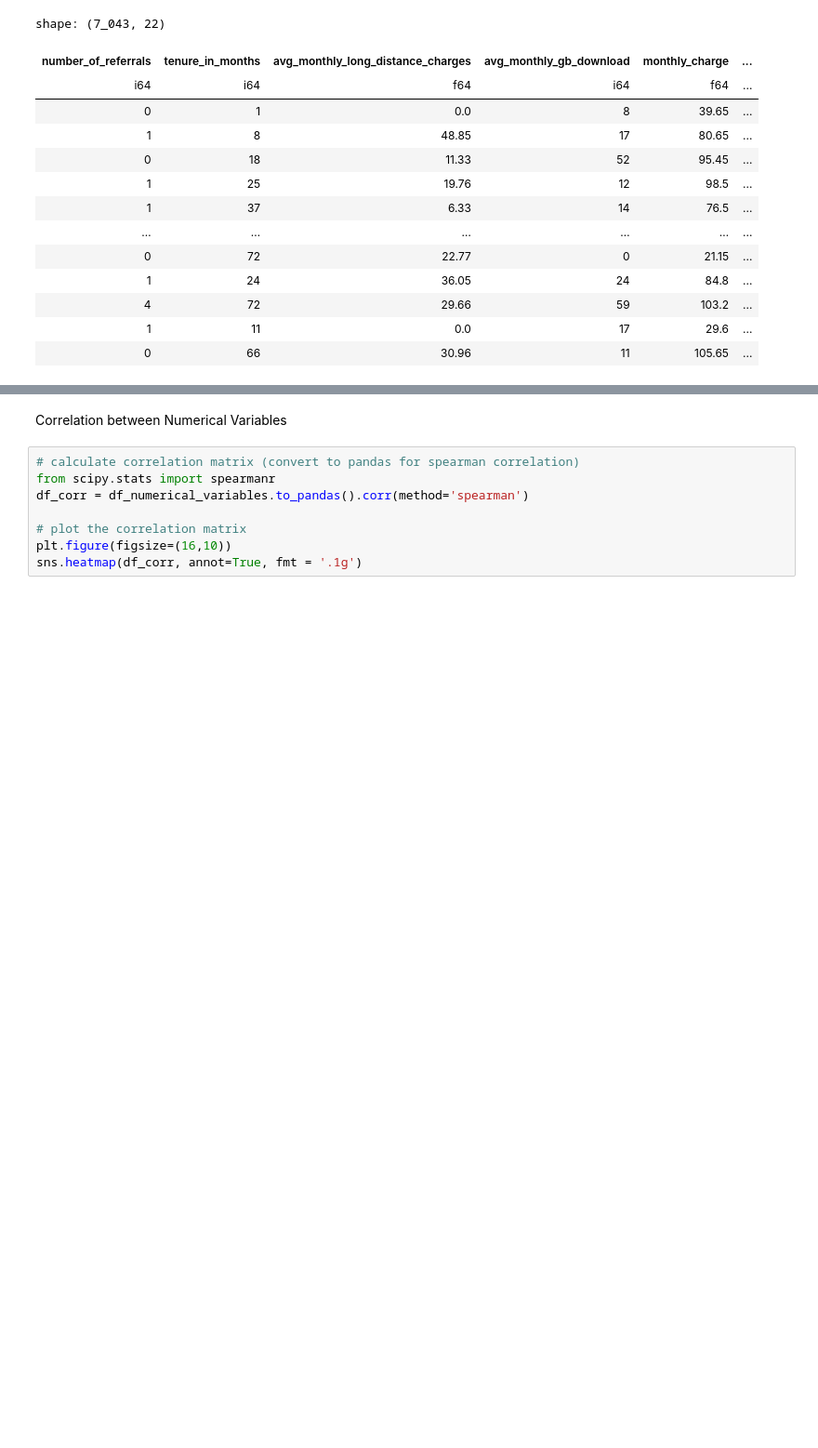
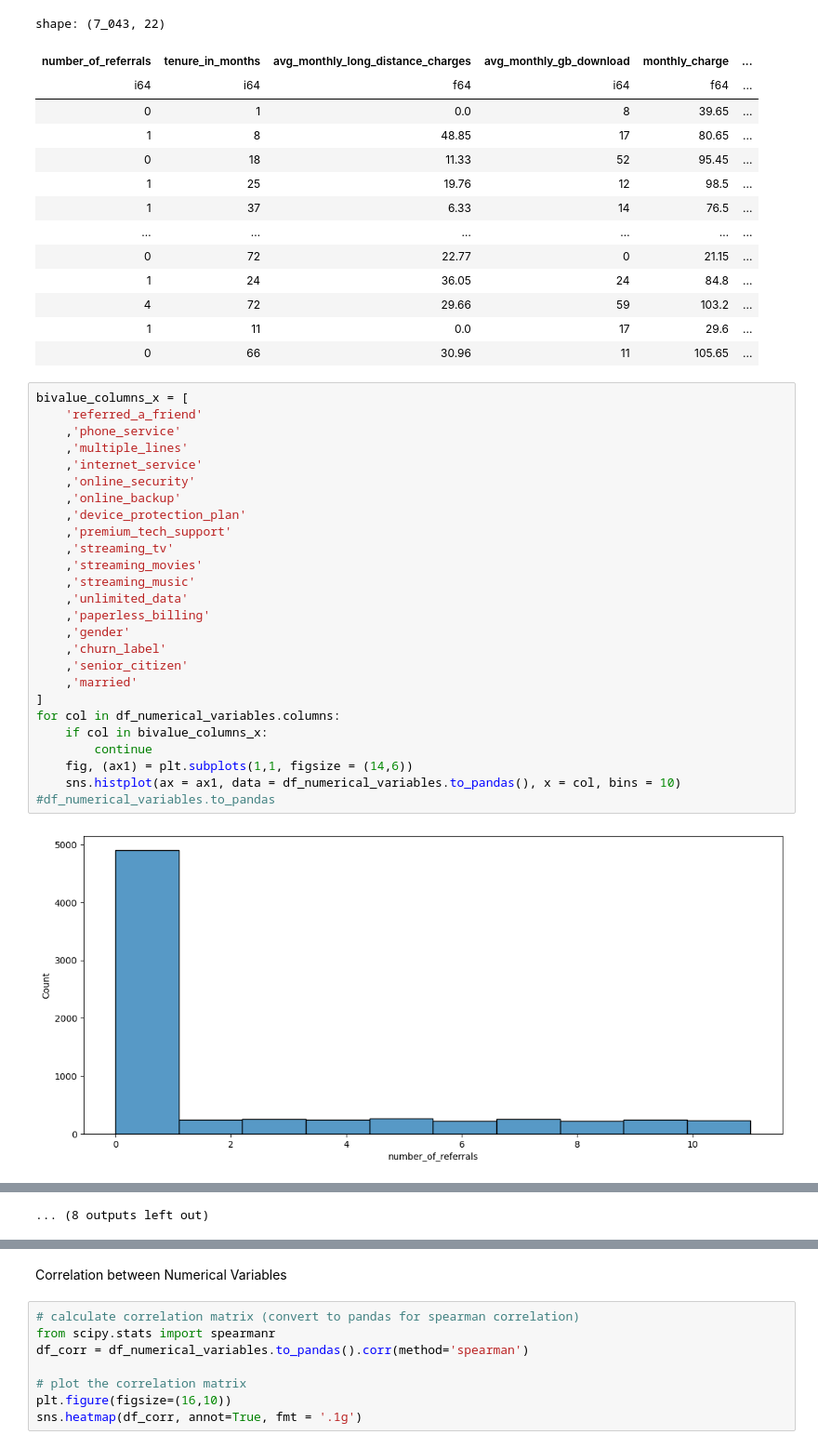
Before and after one commit to dalmeida64/NOVAIMS_EDSB25_30, a Jupyter notebook: src/EDA/eda_merge_files.ipynb, the cells around one changed output, grey strips where cells are left out. Shown at 93% size. Drawn from its saved outputs; the diff is of its cells as text; blank space fills up the shorter version.

```diff
--- a/src/EDA/eda_merge_files.ipynb
+++ b/src/EDA/eda_merge_files.ipynb
@@ -174,3 +176,30 @@ shape: (7_043, 22)
 | 4 | 72 | 29.66 | 59 | 103.2 | ... |
 | 1 | 11 | 0.0 | 17 | 29.6 | ... |
 | 0 | 66 | 30.96 | 11 | 105.65 | ... |
+# %%
+bivalue_columns_x = [
+    'referred_a_friend'
+    ,'phone_service'
+    ,'multiple_lines'
+    ,'internet_service'
+    ,'online_security'
+    ,'online_backup'
+    ,'device_protection_plan'
+    ,'premium_tech_support'
+    ,'streaming_tv'
+    ,'streaming_movies'
+    ,'streaming_music'
+    ,'unlimited_data'
+    ,'paperless_billing'
+    ,'gender'
+    ,'churn_label'
+    ,'senior_citizen'
+    ,'married'
+]
+for col in df_numerical_variables.columns:
+    if col in bivalue_columns_x:
+        continue
+    fig, (ax1) = plt.subplots(1,1, figsize = (14,6))
+    sns.histplot(ax = ax1, data = df_numerical_variables.to_pandas(), x = col, bins = 10) #df_numerical_variables.to_pandas
+# %% [output]
+[figure, added]
@@ -176,0 +217 @@ shape: (7_043, 22)
+... (8 outputs left out)
```
Also changed, not shown: parts of 19 cells of this notebook.
